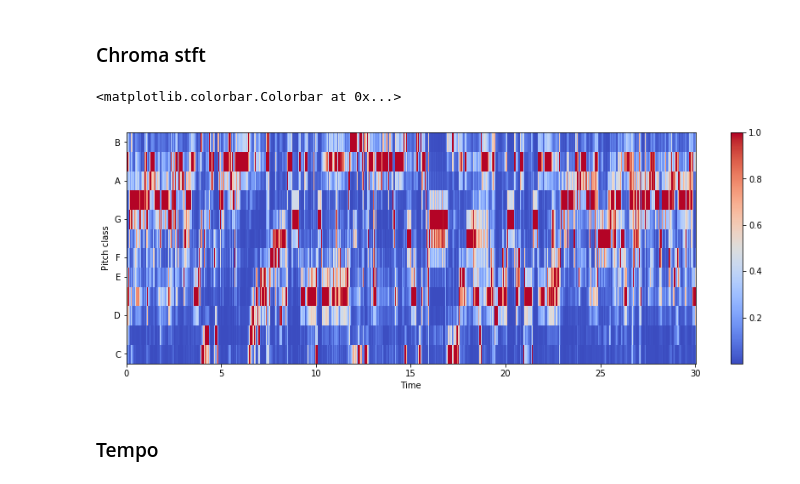
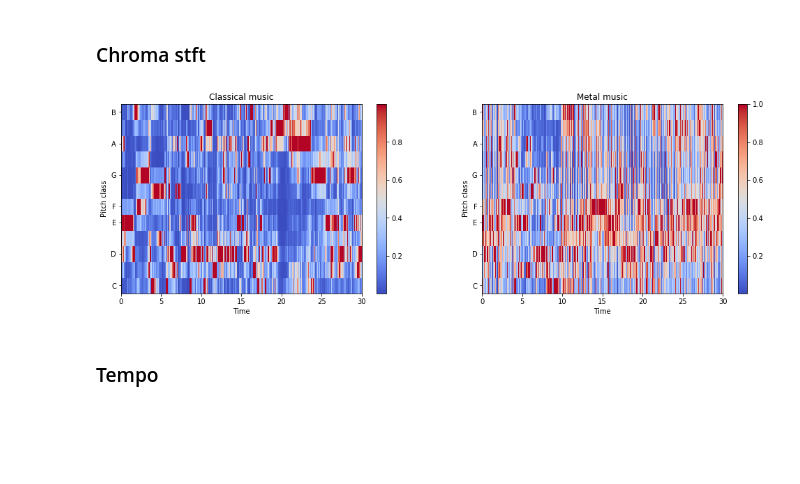
Before and after one commit to yazidmouline/MusicGenreClassification, a Jupyter notebook: Dataset.ipynb, the cells around one changed output. Drawn from its saved outputs; the diff is of its cells as text; code cells hidden in the pictures; blank space fills up the shorter version.

```diff
--- a/Dataset.ipynb
+++ b/Dataset.ipynb
@@ -14,7 +14,3 @@ import IPython.display as ipd
 import sklearn
 # %% [markdown]
 <h1>Features analysis</h1>
-# %%
-audio_path = '../wavfiles/blues/blues.00038.wav'
-x , sr = librosa.load(audio_path)
-ipd.Audio(audio_path)
@@ -22,0 +17,8 @@ ipd.Audio(audio_path)
+# %%
+audio_path_1= '../wavfiles/classical/classical.00038.wav'
+x_1 , sr_1 = librosa.load(audio_path_1)
+ipd.Audio(audio_path_1)
+
+audio_path_2 = '../wavfiles/metal/metal.00038.wav'
+x_2 , sr_2 = librosa.load(audio_path_2)
+ipd.Audio(audio_path_2)
@@ -47,14 +74,26 @@ librosa.display.specshow(mfccs, sr=sr, x_axis='time')
 <h3>Chroma stft</h3>
 # %%
 hop_length = 512
-chromagram = librosa.feature.chroma_stft(x, sr=sr, hop_length=hop_length)
 
-plt.figure(figsize=(15, 5))
-librosa.display.specshow(chromagram, x_axis='time', y_axis='chroma', hop_length=hop_length, cmap='coolwarm')
+chromagram_1 = librosa.feature.chroma_stft(x_1, sr=sr_1, hop_length=hop_length)
+
+fig = plt.figure(figsize=(17,5))
+ax1 = fig.add_subplot(121)
+ax1.title.set_text('Classical music')
+
+librosa.display.specshow(chromagram_1, x_axis='time', y_axis='chroma', hop_length=hop_length, cmap='coolwarm')
 plt.colorbar()
+
+chromagram_2 = librosa.feature.chroma_stft(x_2, sr=sr_2, hop_length=hop_length)
+
+ax2 = fig.add_subplot(122)
+ax2.title.set_text('Metal music')
+librosa.display.specshow(chromagram_2, x_axis='time', y_axis='chroma', hop_length=hop_length, cmap='coolwarm')
+plt.colorbar()
+
+plt.show()
 # %% [output]
-<matplotlib.colorbar.Colorbar at 0x...>
-[figure, old version]
+[figure, new version]
 # %% [markdown]
 <h3>Tempo</h3>
 # %%
```
Also changed, not shown: parts of 10 cells of this notebook, 2 other files.
